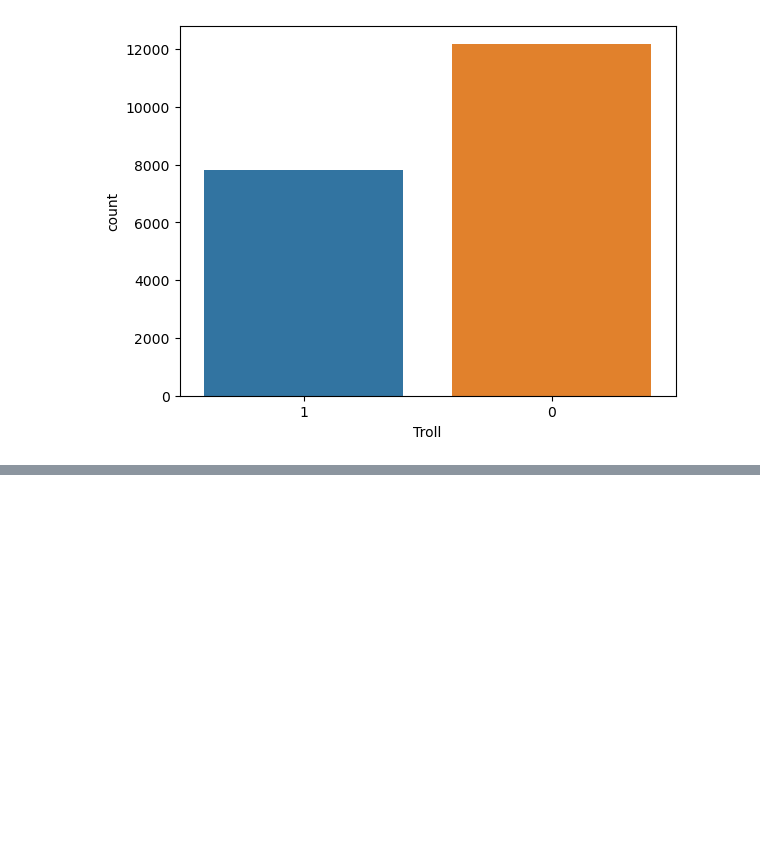
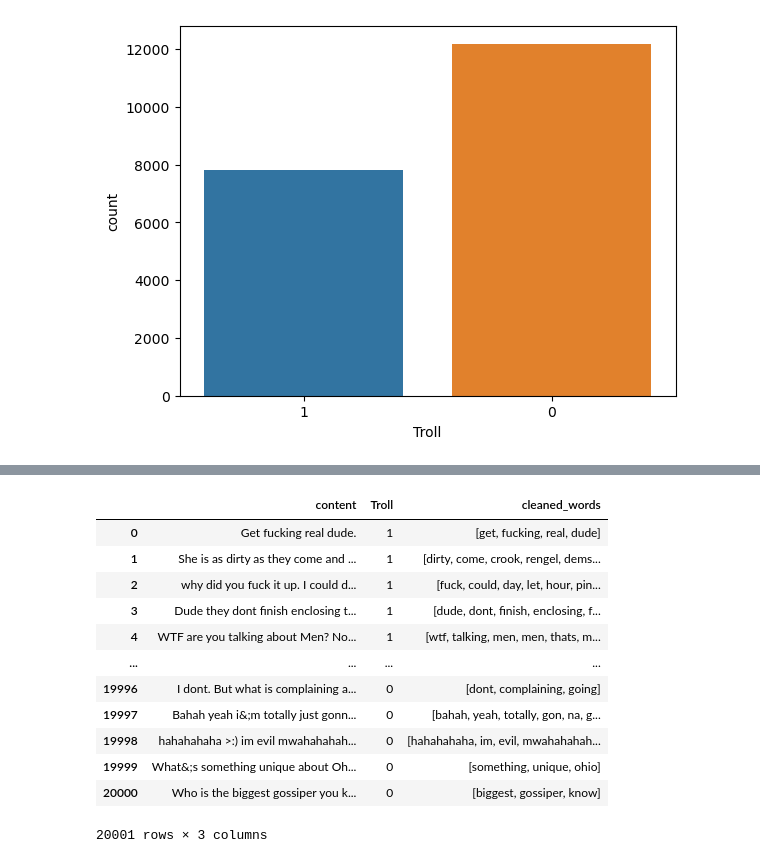
Before and after one commit to CSergiy/Troll-Detection, a Jupyter notebook: Notebooks/Troll Detection.ipynb, the cells around one changed output, grey strips where cells are left out. Cells and saved outputs as stored; diff of their text form; code cells hidden in the pictures; blank space fills up the shorter version.

```diff
--- a/Notebooks/Troll Detection.ipynb
+++ b/Notebooks/Troll Detection.ipynb
@@ -82,0 +106,21 @@ plt.show()
+# %%
+nltk.download('stopwords')
+stop_words = set(stopwords.words('english'))
+
+def preprocess_text(text):
+    # Lowercase the text
+    text = text.lower()
+
+    # Tokenize the text
+    words = word_tokenize(text)
+
+    # Remove punctuation and filter out stop words
+    words = [word for word in words if word.isalpha() and word not in stop_words]
+
+    return words
+
+# Apply the preprocessing to the 'content' column
+df['cleaned_words'] = df['content'].apply(preprocess_text)
+
+# Preview the DataFrame
+print(df.head())
@@ -82,0 +144,16 @@ plt.show()
+# %%
+df
+# %% [output]
+|  | content | Troll | cleaned_words |
+| 0 | Get fucking real dude. | 1 | [get, fucking, real, dude] |
+| 1 | She is as dirty as they come and ... | 1 | [dirty, come, crook, rengel, dems... |
+| 2 | why did you fuck it up. I could d... | 1 | [fuck, could, day, let, hour, pin... |
+| 3 | Dude they dont finish enclosing t... | 1 | [dude, dont, finish, enclosing, f... |
+| 4 | WTF are you talking about Men? No... | 1 | [wtf, talking, men, men, thats, m... |
+| ... | ... | ... | ... |
+| 19996 | I dont. But what is complaining a... | 0 | [dont, complaining, going] |
+| 19997 | Bahah yeah i&;m totally just gonn... | 0 | [bahah, yeah, totally, gon, na, g... |
+| 19998 | hahahahaha >:) im evil mwahahahah... | 0 | [hahahahaha, im, evil, mwahahahah... |
+| 19999 | What&;s something unique about Oh... | 0 | [something, unique, ohio] |
+| 20000 | Who is the biggest gossiper you k... | 0 | [biggest, gossiper, know] |
+20001 rows × 3 columns
```
Also changed, not shown: parts of 10 cells of this notebook.
